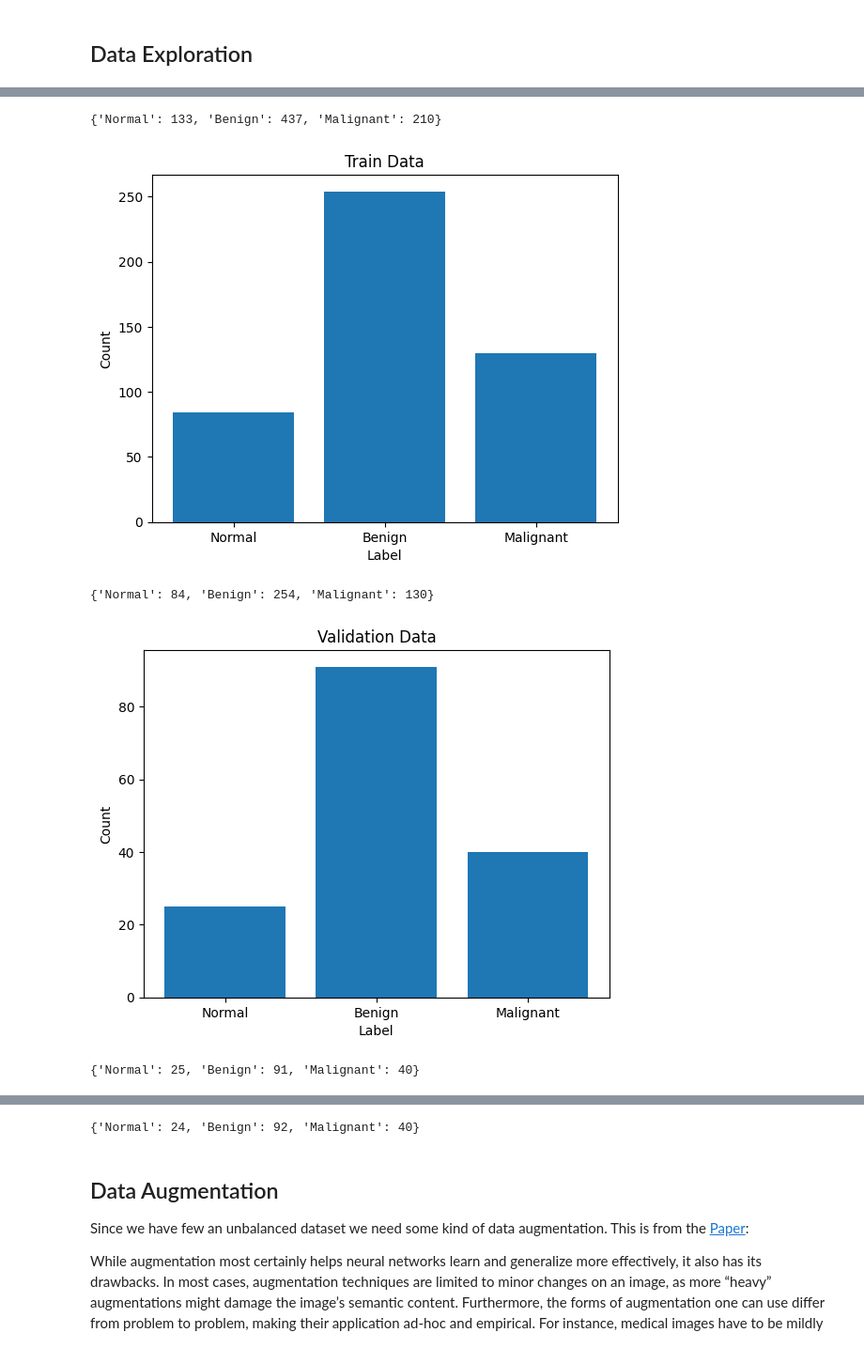
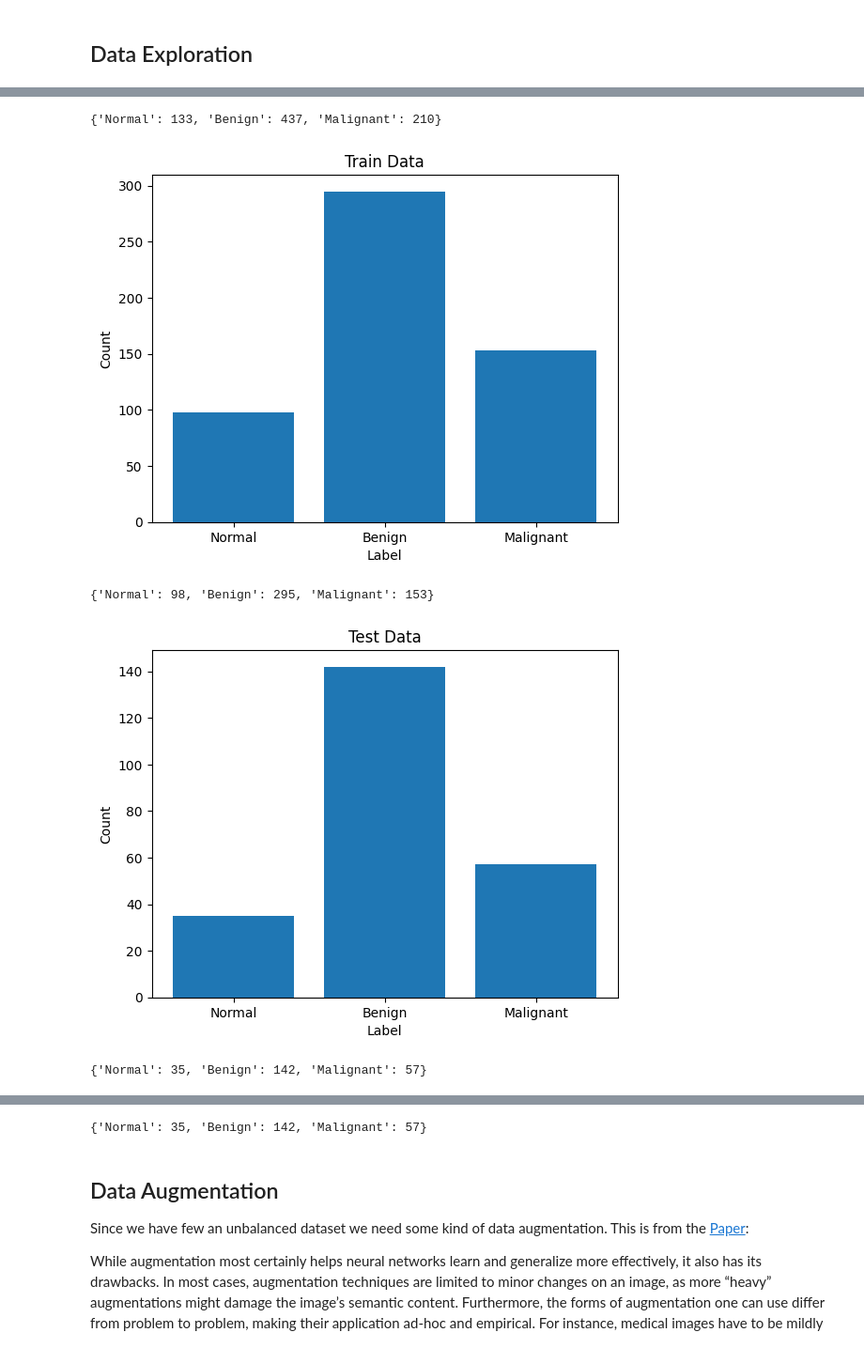
Before and after one commit to Amirhossein-Nayebi/ltu-M7016H-project, a Jupyter notebook: main.ipynb, the cells around one changed output, grey strips where cells are left out. Shown at 94% size. Drawn from its saved outputs; the diff is of its cells as text; code cells hidden in the pictures.

```diff
--- a/main.ipynb
+++ b/main.ipynb
@@ -56,12 +56,7 @@ class BreastDataset(Dataset):
 
     def __getitem__(self, idx):
         if self.transform is not None:
-            return (
-                self.transform(self.images[idx]),
-                self.images[idx],
-                self.labels[idx],
-                self.masks[idx],
-            )
+            return (self.transform(self.images[idx]), self.labels[idx])
         else:
             return (
                 self.images[idx],
@@ -87,14 +82,11 @@ dataset = (
 )
 
 # Define the sizes of the training, validation, and test sets
-train_size = int(0.6 * len(dataset))
-val_size = int(0.2 * len(dataset))
-test_size = len(dataset) - train_size - val_size
+train_size = int(0.7 * len(dataset))
+test_size = len(dataset) - train_size
 
 # Use random_split to split the dataset
-train_dataset, val_dataset, test_dataset = random_split(
-    dataset, [train_size, val_size, test_size]
-)
+train_dataset, test_dataset = random_split(dataset, [train_size, test_size])
 
 label_names = ["Normal", "Benign", "Malignant"]
 # %% [markdown]
@@ -147,37 +148,38 @@ def data_stats(data, title):
     for label_name in label_names:
         label_counts[label_name] = 0
 
     for i in range(len(data)):
-        _, _, lbl, _ = data[i]
+        _, lbl = data[i]
         label_name = label_names[lbl]
         label_counts[label_name] += 1
 
     # Extract the counts and labels as separate lists
     counts = list(label_counts.values())
     labels = list(label_counts.keys())
 
     # Create a bar chart using matplotlib
     plt.bar(labels, counts)
 
     # Add axis labels and a title
     plt.xlabel("Label")
     plt.ylabel("Count")
     plt.title(title)
 
     # Display the chart
     plt.show()
     print(label_counts)
     print("\n\n")
 
+    return label_counts
 
-data_stats(dataset, "All Data")
+
+label_counts = data_stats(dataset, "All Data")
 data_stats(train_dataset, "Train Data")
-data_stats(val_dataset, "Validation Data")
 data_stats(test_dataset, "Test Data")
 # %% [output]
 [figure]
 {'Normal': 133, 'Benign': 437, 'Malignant': 210}
-[figure, old version]
+[figure, new version]
-{'Normal': 84, 'Benign': 254, 'Malignant': 130}
+{'Normal': 98, 'Benign': 295, 'Malignant': 153}
-[figure, old version]
+[figure, new version]
-{'Normal': 25, 'Benign': 91, 'Malignant': 40}
+{'Normal': 35, 'Benign': 142, 'Malignant': 57}
@@ -185,4 +186,4 @@ data_stats(test_dataset, "Test Data")
-{'Normal': 24, 'Benign': 92, 'Malignant': 40}
+{'Normal': 35, 'Benign': 142, 'Malignant': 57}
 # %% [markdown]
 ## Data Augmentation
 Since we have few an unbalanced dataset we need some kind of data augmentation. This is from the [Paper](./data/3_ultra_sound_data/Paper_79-Deep_Learning_Approaches_for_Data_Augmentation.pdf):
```
Also changed, not shown: parts of 8 cells of this notebook, 4 other files.
